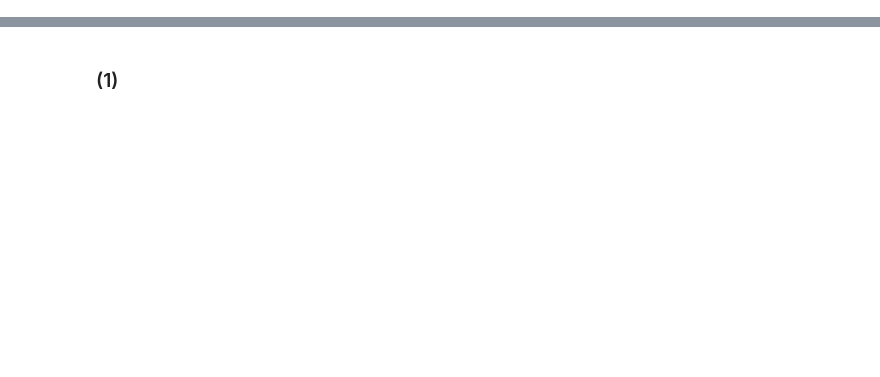
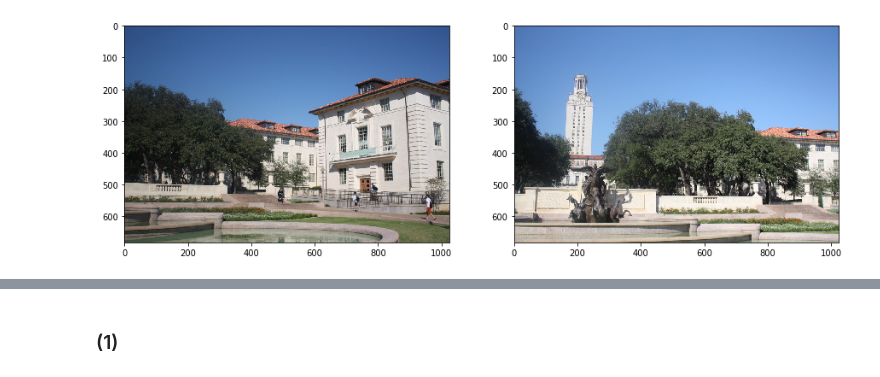
Before and after one commit to viniciusteix/pid-mo443, a Jupyter notebook: trabalho04/Trabalho 04.ipynb, the cells around one changed output, grey strips where cells are left out. Drawn from its saved outputs; the diff is of its cells as text; code cells hidden in the pictures; blank space fills up the shorter version.

```diff
--- a/trabalho04/Trabalho 04.ipynb
+++ b/trabalho04/Trabalho 04.ipynb
@@ -13,0 +14,16 @@ foto2b = plt.imread('imgs/foto2B.jpg')
+# %%
+# funcoes extras
+def plot_images(img1, img2):
+    f = plt.figure(figsize=(15,8))
+
+    f.add_subplot(1,2,1)
+    plt.imshow(img1,'gray')
+
+    f.add_subplot(1,2,2)
+    plt.imshow(img2,'gray')
+
+    plt.show()
+# %%
+plot_images(foto1a, foto1b)
+# %% [output]
+[figure, added]
```
Also changed, not shown: parts of 33 cells of this notebook, 24 other files.
